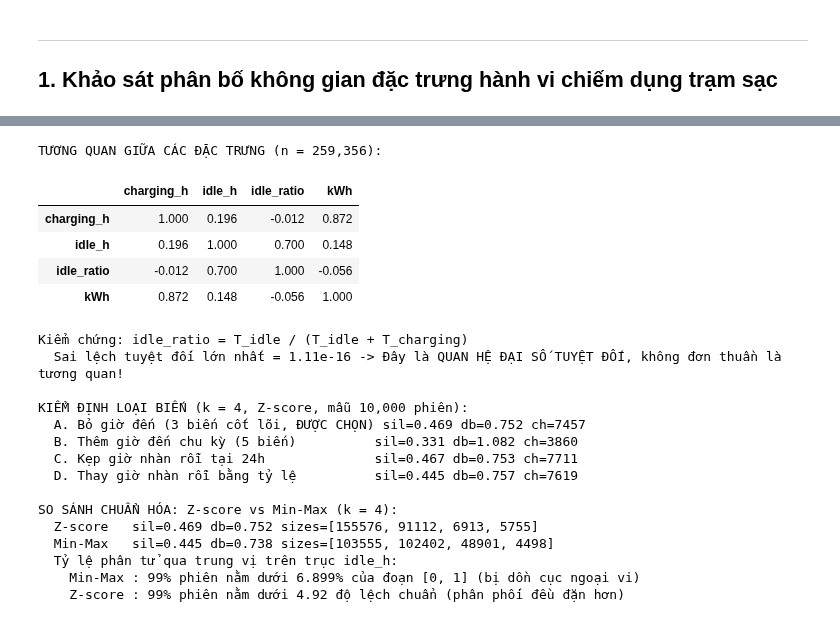
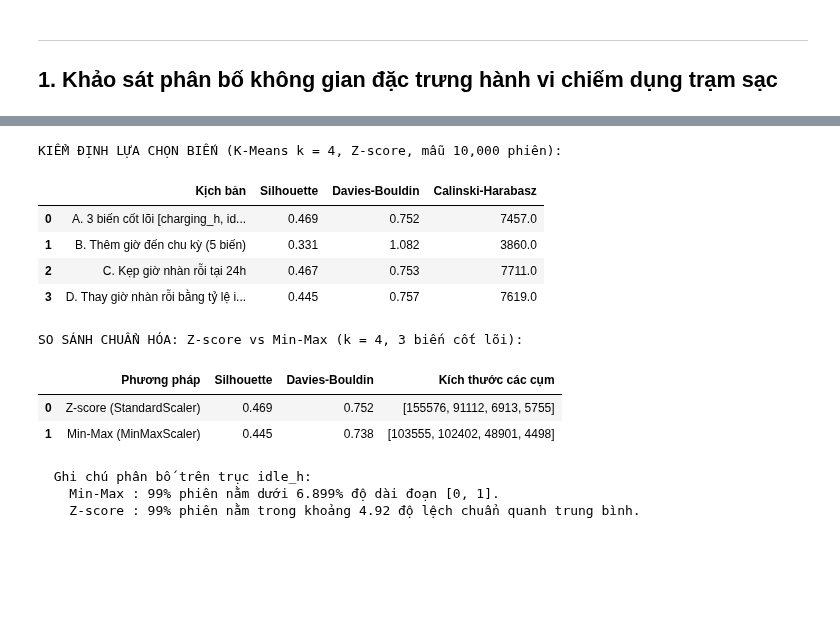
Before and after one commit to mkn67/ev-charging-analytics---IS403, a Jupyter notebook: notebooks/02_NV2_occupancy_clustering.ipynb, the cells around one changed output, grey strips where cells are left out. Cells and saved outputs as stored; diff of their text form; code cells hidden in the pictures; blank space fills up the shorter version.

```diff
--- a/notebooks/02_NV2_occupancy_clustering.ipynb
+++ b/notebooks/02_NV2_occupancy_clustering.ipynb
@@ -137,64 +164,63 @@ Nếu sai lệch bằng 0, việc đưa cả 3 biến vào hàm khoảng cách E
 # %%
-print(f"TƯƠNG QUAN GIỮA CÁC ĐẶC TRƯNG (n = {len(valid):,}):")
-display(valid[cols].corr().round(3))
-
-rec = valid['idle_h'] / (valid['idle_h'] + valid['charging_h'])
-diff_max = (rec - valid['idle_ratio']).abs().max()
-print(f"\nKiểm chứng: idle_ratio = T_idle / (T_idle + T_charging)")
-print(f"  Sai lệch tuyệt đối lớn nhất = {diff_max:.2e} -> Đây là QUAN HỆ ĐẠI SỐ TUYỆT ĐỐI, không đơn thuần là tương quan!")
-
-# Kiểm định 4 kịch bản lựa chọn biến (A, B, C, D)
 valid['hs'] = np.sin(2 * np.pi * valid['hour'] / 24)
 valid['hc'] = np.cos(2 * np.pi * valid['hour'] / 24)
 valid['idle_cap'] = valid['idle_h'].clip(upper=24)
 
 np.random.seed(0)
 ms = np.random.choice(len(valid), N_SIL, replace=False)
 
-print(f"\nKIỂM ĐỊNH LOẠI BIẾN (k = 4, Z-score, mẫu {N_SIL:,} phiên):")
+print(f"KIỂM ĐỊNH LỰA CHỌN BIẾN (K-Means k = 4, Z-score, mẫu {N_SIL:,} phiên):")
 TESTS = [
-    ('A. Bỏ giờ đến (3 biến cốt lõi, ĐƯỢC CHỌN)', FEATS, 'idle_h'),
+    ('A. 3 biến cốt lõi [charging_h, idle_h, kWh]', FEATS, 'idle_h'),
     ('B. Thêm giờ đến chu kỳ (5 biến)', FEATS + ['hs', 'hc'], 'idle_h'),
     ('C. Kẹp giờ nhàn rỗi tại 24h', FEATS, 'idle_cap'),
-    ('D. Thay giờ nhàn rỗi bằng tỷ lệ', ['charging_h', 'idle_ratio', 'kWh'], 'idle_h')
+    ('D. Thay giờ nhàn rỗi bằng tỷ lệ idle_ratio', ['charging_h', 'idle_ratio', 'kWh'], 'idle_h')
 ]
+
+test_res = []
 for name, f_list, idle_col in TESTS:
     data = valid[f_list].copy()
     if idle_col != 'idle_h':
         data['idle_h'] = valid[idle_col]
     Z = StandardScaler().fit_transform(data.to_numpy())
     lab = KMeans(n_clusters=4, random_state=RANDOM_STATE, n_init=N_INIT).fit(Z).labels_
-    print(f"  {name:<40} sil={silhouette_score(Z[ms], lab[ms]):.3f} db={davies_bouldin_score(Z[ms], lab[ms]):.3f} ch={calinski_harabasz_score(Z[ms], lab[ms]):.0f}")
+    test_res.append({
+        'Kịch bản': name,
+        'Silhouette': round(silhouette_score(Z[ms], lab[ms]), 3),
+        'Davies-Bouldin': round(davies_bouldin_score(Z[ms], lab[ms]), 3),
+        'Calinski-Harabasz': round(calinski_harabasz_score(Z[ms], lab[ms]), 0)
+    })
 
-print("\nSO SÁNH CHUẨN HÓA: Z-score vs Min-Max (k = 4):")
-for nm, sc in [('Z-score  ', StandardScaler()), ('Min-Max  ', MinMaxScaler())]:
+display(pd.DataFrame(test_res))
+
+print("\nSO SÁNH CHUẨN HÓA: Z-score vs Min-Max (k = 4, 3 biến cốt lõi):")
+scale_res = []
+for nm, sc in [('Z-score (StandardScaler)', StandardScaler()), ('Min-Max (MinMaxScaler)', MinMaxScaler())]:
     Z = sc.fit_transform(valid[FEATS].to_numpy())
     lab = KMeans(n_clusters=4, random_state=RANDOM_STATE, n_init=N_INIT).fit(Z).labels_
-    print(f"  {nm} sil={silhouette_score(Z[ms], lab[ms]):.3f} db={davies_bouldin_score(Z[ms], lab[ms]):.3f} sizes={sorted(np.bincount(lab).tolist(), reverse=True)}")
+    scale_res.append({
+        'Phương pháp': nm,
+        'Silhouette': round(silhouette_score(Z[ms], lab[ms]), 3),
+        'Davies-Bouldin': round(davies_bouldin_score(Z[ms], lab[ms]), 3),
+        'Kích thước các cụm': sorted(np.bincount(lab).tolist(), reverse=True)
+    })
+display(pd.DataFrame(scale_res))
 
 hi = valid['idle_h'].max()
-print(f"  Tỷ lệ phân tử qua trung vị trên trục idle_h:")
-print(f"    Min-Max : 99% phiên nằm dưới {100 * valid.idle_h.quantile(.99) / hi:.3f}% của đoạn [0, 1] (bị dồn cục ngoại vi)")
-print(f"    Z-score : 99% phiên nằm dưới {(valid.idle_h.quantile(.99) - valid.idle_h.mean()) / valid.idle_h.std():.2f} độ lệch chuẩn (phân phối đều đặn hơn)")
+print(f"  Ghi chú phân bố trên trục idle_h:")
+print(f"    Min-Max : 99% phiên nằm dưới {100 * valid.idle_h.quantile(.99) / hi:.3f}% độ dài đoạn [0, 1].")
+print(f"    Z-score : 99% phiên nằm trong khoảng {(valid.idle_h.quantile(.99) - valid.idle_h.mean()) / valid.idle_h.std():.2f} độ lệch chuẩn quanh trung bình.")
 # %% [output]
-TƯƠNG QUAN GIỮA CÁC ĐẶC TRƯNG (n = 259,356):
+KIỂM ĐỊNH LỰA CHỌN BIẾN (K-Means k = 4, Z-score, mẫu 10,000 phiên):
-|  | charging_h | idle_h | idle_ratio | kWh |
-| charging_h | 1.000 | 0.196 | -0.012 | 0.872 |
-| idle_h | 0.196 | 1.000 | 0.700 | 0.148 |
-| idle_ratio | -0.012 | 0.700 | 1.000 | -0.056 |
-| kWh | 0.872 | 0.148 | -0.056 | 1.000 |
+|  | Kịch bản | Silhouette | Davies-Bouldin | Calinski-Harabasz |
+| 0 | A. 3 biến cốt lõi [charging_h, id... | 0.469 | 0.752 | 7457.0 |
+| 1 | B. Thêm giờ đến chu kỳ (5 biến) | 0.331 | 1.082 | 3860.0 |
+| 2 | C. Kẹp giờ nhàn rỗi tại 24h | 0.467 | 0.753 | 7711.0 |
+| 3 | D. Thay giờ nhàn rỗi bằng tỷ lệ i... | 0.445 | 0.757 | 7619.0 |
-Kiểm chứng: idle_ratio = T_idle / (T_idle + T_charging)
-  Sai lệch tuyệt đối lớn nhất = 1.11e-16 -> Đây là QUAN HỆ ĐẠI SỐ TUYỆT ĐỐI, không đơn thuần là tương quan!
-
-KIỂM ĐỊNH LOẠI BIẾN (k = 4, Z-score, mẫu 10,000 phiên):
-  A. Bỏ giờ đến (3 biến cốt lõi, ĐƯỢC CHỌN) sil=0.469 db=0.752 ch=7457
-  B. Thêm giờ đến chu kỳ (5 biến)          sil=0.331 db=1.082 ch=3860
-  C. Kẹp giờ nhàn rỗi tại 24h              sil=0.467 db=0.753 ch=7711
-  D. Thay giờ nhàn rỗi bằng tỷ lệ          sil=0.445 db=0.757 ch=7619
-
-SO SÁNH CHUẨN HÓA: Z-score vs Min-Max (k = 4):
-  Z-score   sil=0.469 db=0.752 sizes=[155576, 91112, 6913, 5755]
-  Min-Max   sil=0.445 db=0.738 sizes=[103555, 102402, 48901, 4498]
-  Tỷ lệ phân tử qua trung vị trên trục idle_h:
-    Min-Max : 99% phiên nằm dưới 6.899% của đoạn [0, 1] (bị dồn cục ngoại vi)
-    Z-score : 99% phiên nằm dưới 4.92 độ lệch chuẩn (phân phối đều đặn hơn)
+SO SÁNH CHUẨN HÓA: Z-score vs Min-Max (k = 4, 3 biến cốt lõi):
+|  | Phương pháp | Silhouette | Davies-Bouldin | Kích thước các cụm |
+| 0 | Z-score (StandardScaler) | 0.469 | 0.752 | [155576, 91112, 6913, 5755] |
+| 1 | Min-Max (MinMaxScaler) | 0.445 | 0.738 | [103555, 102402, 48901, 4498] |
+  Ghi chú phân bố trên trục idle_h:
+    Min-Max : 99% phiên nằm dưới 6.899% độ dài đoạn [0, 1].
+    Z-score : 99% phiên nằm trong khoảng 4.92 độ lệch chuẩn quanh trung bình.
```
Also changed, not shown: parts of 25 cells of this notebook, 2 other files.
